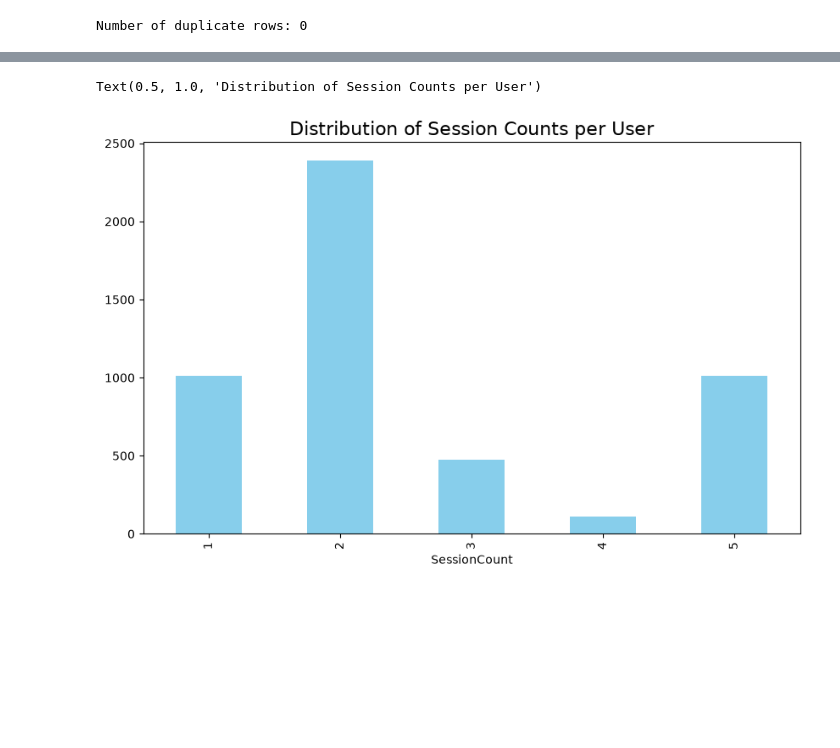
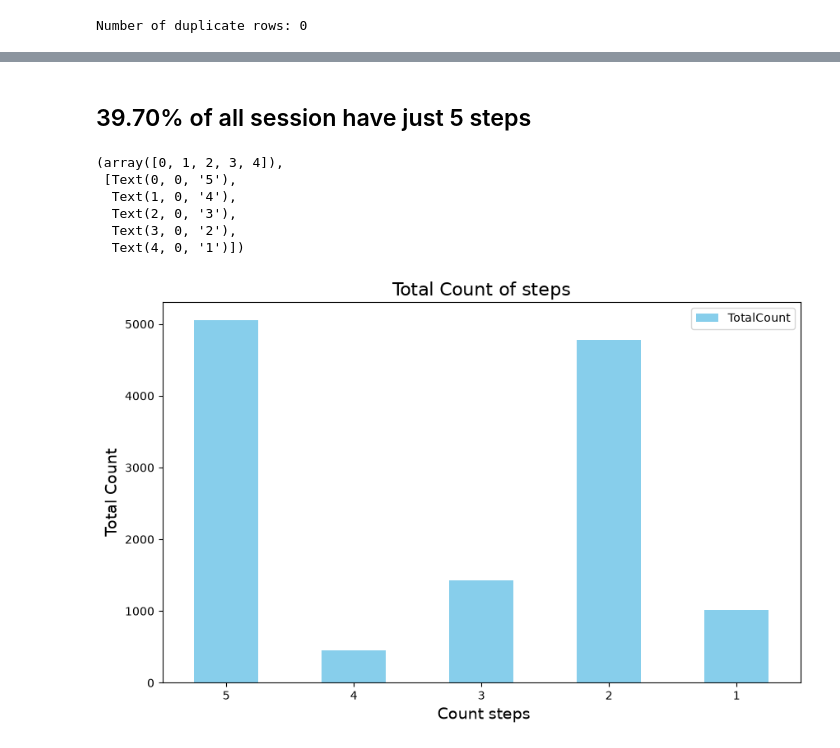
Before and after one commit to RondinellyOliveira/Funnel-Drop, a Jupyter notebook: Funnel_drop_analysis.ipynb, the cells around one changed output, grey strips where cells are left out. Drawn from its saved outputs; the diff is of its cells as text; code cells hidden in the pictures; blank space fills up the shorter version.

```diff
--- a/Funnel_drop_analysis.ipynb
+++ b/Funnel_drop_analysis.ipynb
@@ -150,10 +211,19 @@ pd.DataFrame({'TotalCount': dfcount, 'Percent (%)': dfcount / dfsum * 100}).rese
-# %%
-
-dfcount.sort_index().plot(kind='bar', figsize=(10, 6), color='skyblue')
-plt.title('Distribution of Session Counts per User', fontsize=16)
-# %% [output]
-Text(0.5, 1.0, 'Distribution of Session Counts per User')
-[figure, removed]
+# %% [markdown]
+## 39.70% of all session have just 5 steps
+# %%
+dfSteps.plot(x='SessionCount', y='TotalCount', kind='bar', figsize=(10, 6), color='skyblue')
+plt.title('Total Count of steps', fontsize=16)
+plt.xlabel(' Count steps', fontsize=14)
+plt.ylabel('Total Count', fontsize=14)
+plt.xticks(rotation=0)
+# %% [output]
+(array([0, 1, 2, 3, 4]),
+ [Text(0, 0, '5'),
+  Text(1, 0, '4'),
+  Text(2, 0, '3'),
+  Text(3, 0, '2'),
+  Text(4, 0, '1')])
+[figure, added]
 # %%
 # Funnel Logic Validation
 # Check: did sessions actually follow the funnel order, or did some skip steps?
```
Also changed, not shown: parts of 12 cells of this notebook, 2 other files.
